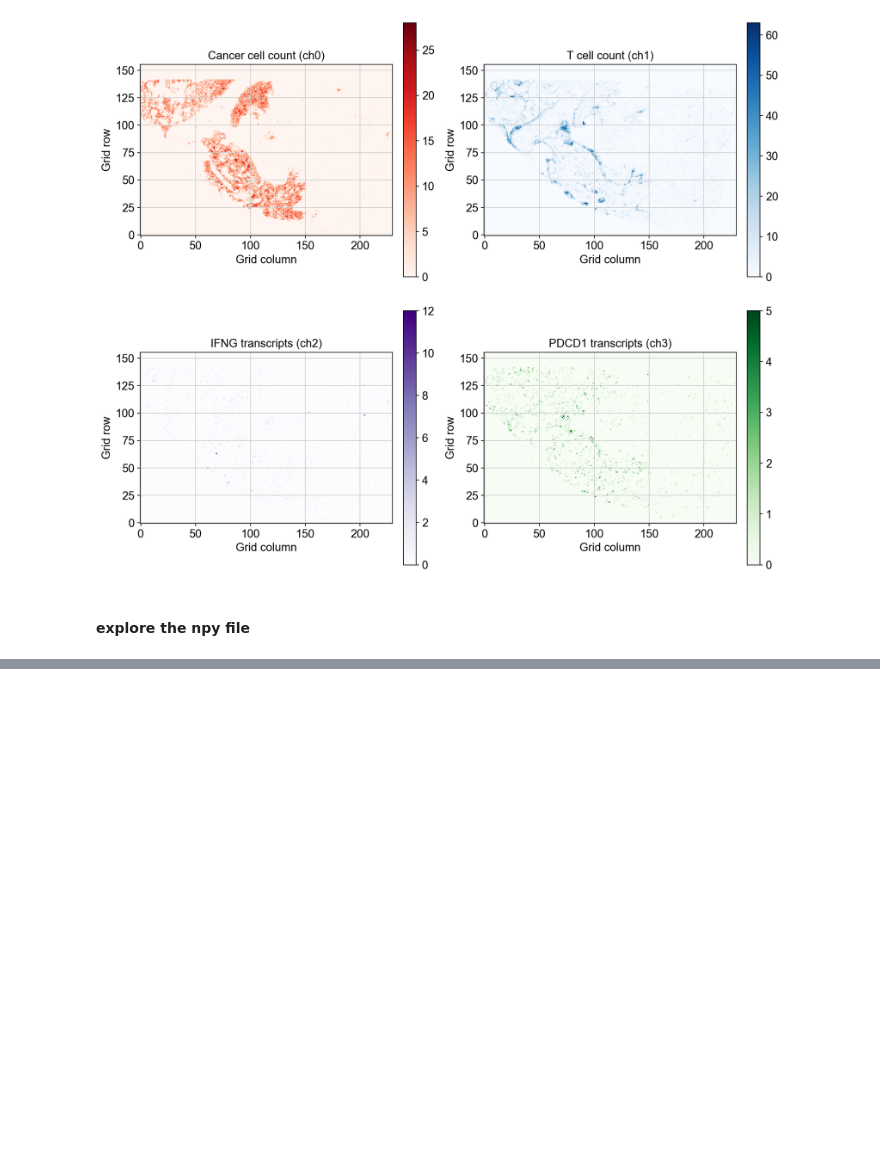
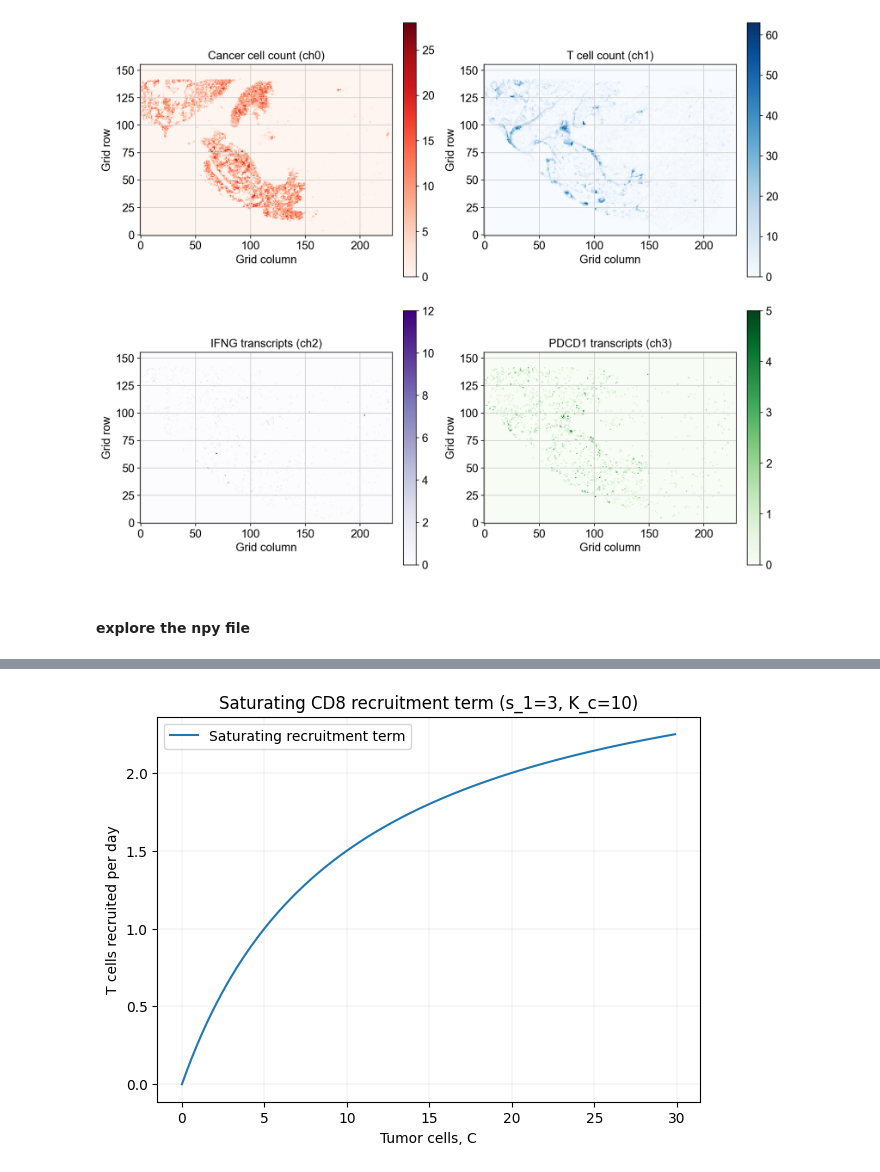
Before and after one commit to james-bole-pan/cancer-immune-simulations, a Jupyter notebook: data_preprocessing_notebooks/notebook_preprocessing_xenium5k_luad.ipynb, the cells around one changed output, grey strips where cells are left out. Saved outputs shown, nothing was run; the diff lists cells and outputs as text; code cells hidden in the pictures; blank space fills up the shorter version.

```diff
--- a/data_preprocessing_notebooks/notebook_preprocessing_xenium5k_luad.ipynb
+++ b/data_preprocessing_notebooks/notebook_preprocessing_xenium5k_luad.ipynb
@@ -217,0 +326,18 @@ pd.DataFrame([meta]).to_csv("../data/xenium5k_luad_5ch_grid50um_meta.csv", index
+# %%
+def visualize_cd8_recruitment_by_tumor(s_1=3, Cmin=0, Cmax=30, K_c=10, n=300):
+    C = np.arange(Cmin, Cmax, (Cmax - Cmin) / n)
+    recruitment = (s_1 * C) / (C + K_c)
+
+    plt.figure(figsize=(7,5))
+    plt.plot(C, recruitment, label="Saturating recruitment term")
+    plt.xlabel("Tumor cells, C")
+    plt.ylabel("T cells recruited per day")
+    plt.title(f"Saturating CD8 recruitment term (s_1={s_1}, K_c={K_c})")
+    plt.legend()
+    plt.grid(True, which="both", linewidth=0.3, alpha=0.5)
+    plt.show()
+
+# Example visualization
+visualize_cd8_recruitment_by_tumor()
+# %% [output]
+[figure, added]
```
Also changed, not shown: parts of 8 cells of this notebook.
